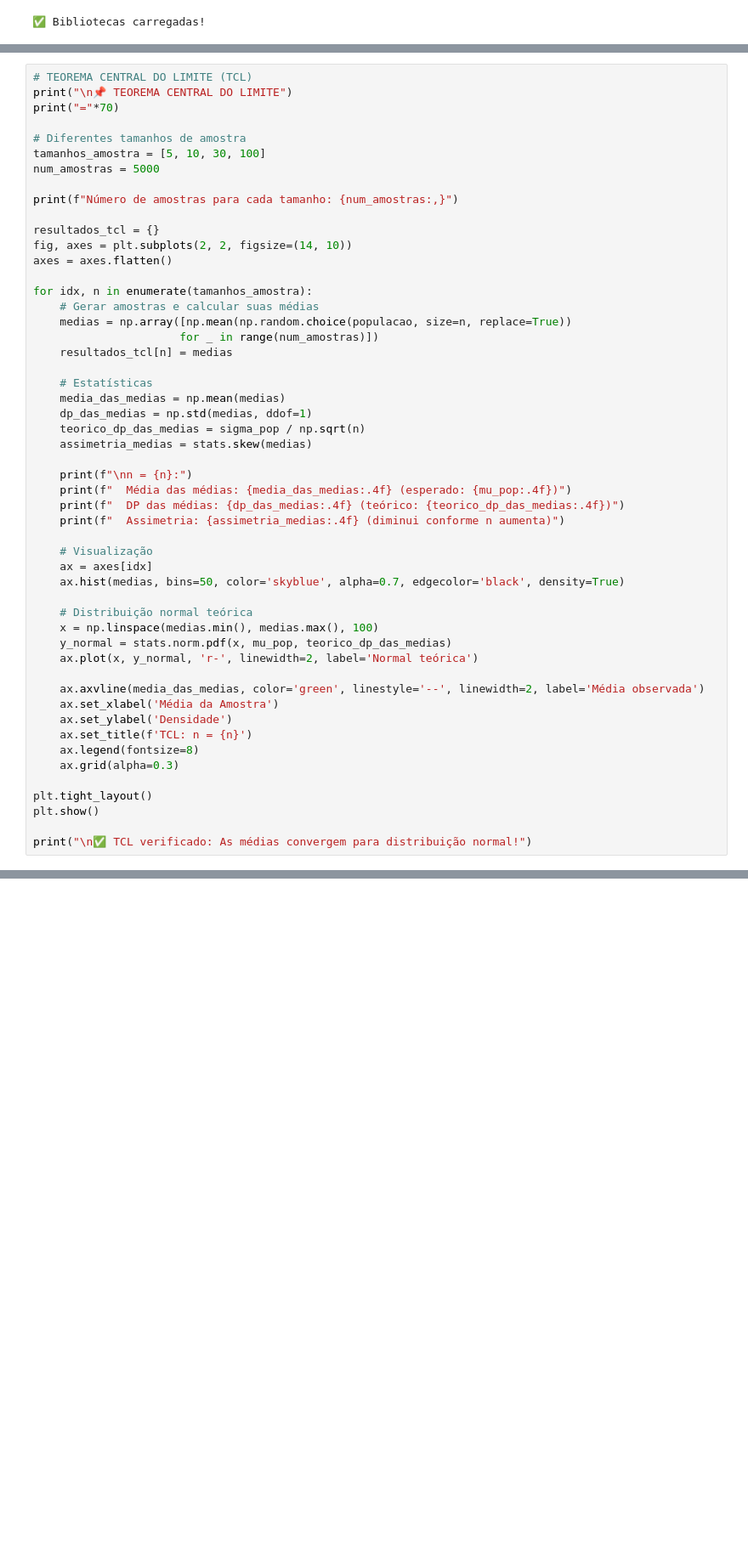
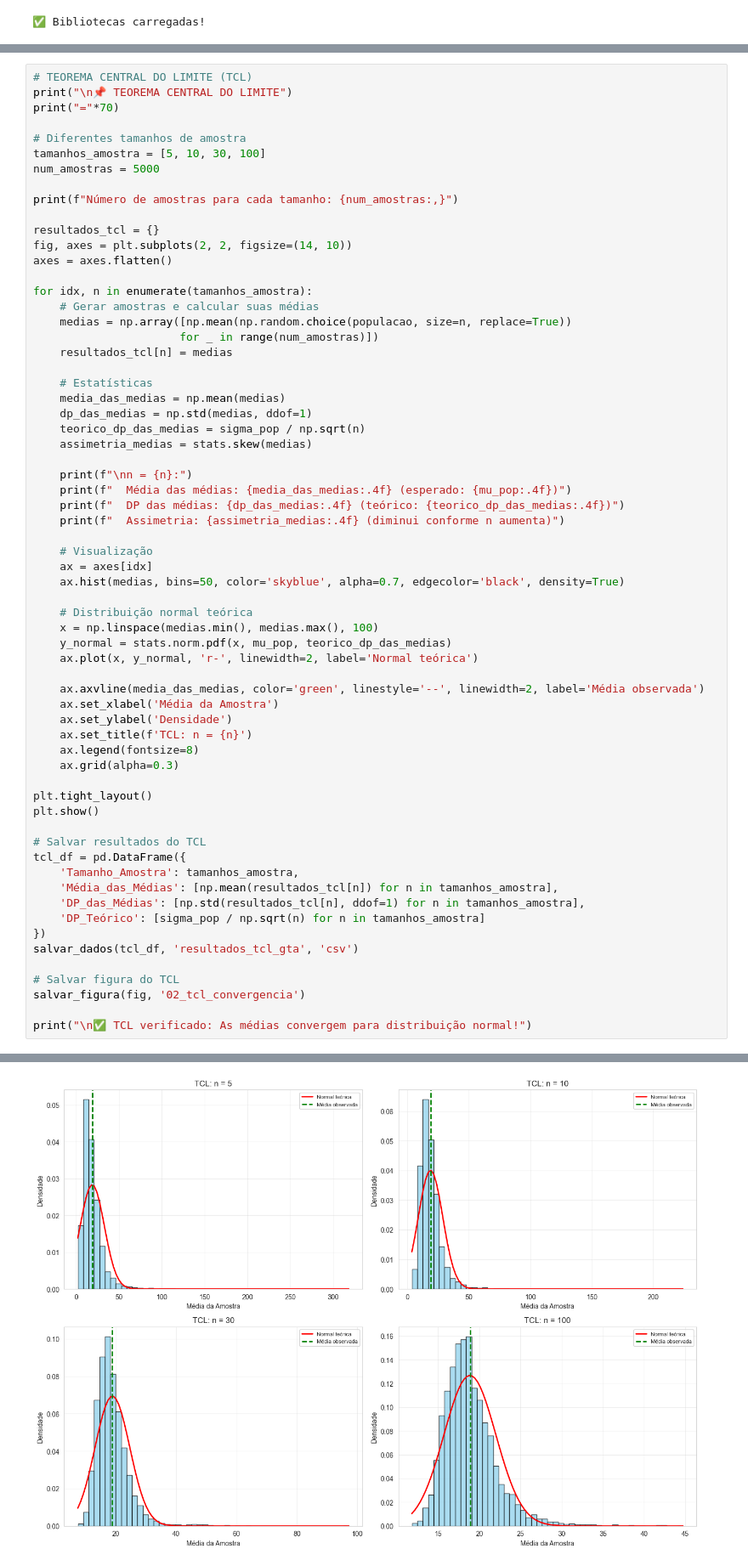
Before and after one commit to LeonardoVieiraGuimaraes/DoutoradoCefet, a Jupyter notebook: PlanejamentoAnaliseEstatisticoExperimentos/Trabalhos/estudo_dirigido_3/02_analise_dados_reais_gta.ipynb, the cells around one changed output, grey strips where cells are left out. Shown at 85% size. Saved outputs shown, nothing was run; the diff lists cells and outputs as text; blank space fills up the shorter version.

```diff
--- a/PlanejamentoAnaliseEstatisticoExperimentos/Trabalhos/estudo_dirigido_3/02_analise_dados_reais_gta.ipynb
+++ b/PlanejamentoAnaliseEstatisticoExperimentos/Trabalhos/estudo_dirigido_3/02_analise_dados_reais_gta.ipynb
@@ -146,4 +349,17 @@ for idx, n in enumerate(tamanhos_amostra):
 plt.tight_layout()
 plt.show()
 
+# Salvar resultados do TCL
+tcl_df = pd.DataFrame({
+    'Tamanho_Amostra': tamanhos_amostra,
+    'Média_das_Médias': [np.mean(resultados_tcl[n]) for n in tamanhos_amostra],
+    'DP_das_Médias': [np.std(resultados_tcl[n], ddof=1) for n in tamanhos_amostra],
+    'DP_Teórico': [sigma_pop / np.sqrt(n) for n in tamanhos_amostra]
+})
+salvar_dados(tcl_df, 'resultados_tcl_gta', 'csv')
+
+# Salvar figura do TCL
+salvar_figura(fig, '02_tcl_convergencia')
+
 print("\n✅ TCL verificado: As médias convergem para distribuição normal!")
+# %% [output]
@@ -149,0 +383 @@ print("\n✅ TCL verificado: As médias convergem para distribuição normal!")
+[figure, added]
```
Also changed, not shown: parts of 16 cells of this notebook, 8 other files.
